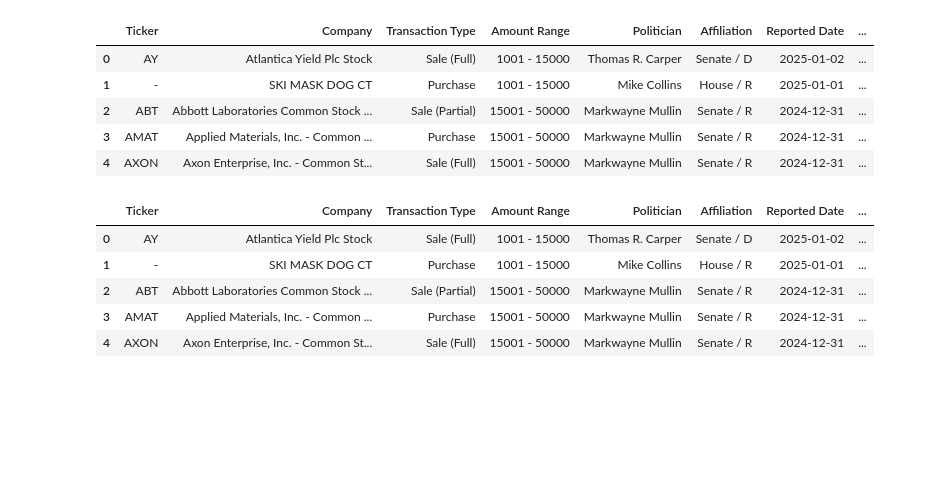
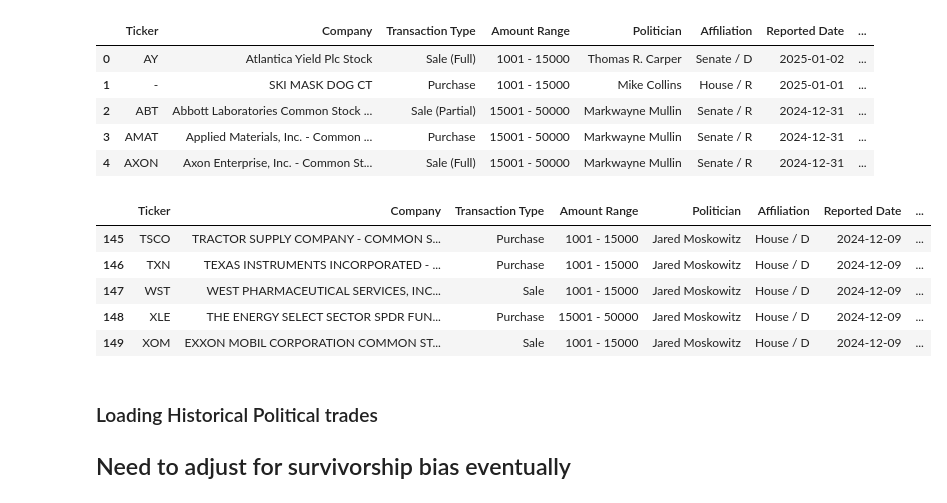
Before and after one commit to codyrosenzweig1/Quant_Trading_Basics_ML, a Jupyter notebook: Personal_Trading_Stratergy.ipynb, the cells around one changed output. Saved outputs shown, nothing was run; the diff lists cells and outputs as text; code cells hidden in the pictures; blank space fills up the shorter version.

```diff
--- a/Personal_Trading_Stratergy.ipynb
+++ b/Personal_Trading_Stratergy.ipynb
@@ -531,11 +531,15 @@ politician_df.head()
 | 3 | AMAT | Applied Materials, Inc. - Common ... | Purchase | 15001 - 50000 | Markwayne Mullin | Senate / R | 2024-12-31 | ... |
 | 4 | AXON | Axon Enterprise, Inc. - Common St... | Sale (Full) | 15001 - 50000 | Markwayne Mullin | Senate / R | 2024-12-31 | ... |
 # %%
-politician_df.head()
+politician_df.tail()
 # %% [output]
 |  | Ticker | Company | Transaction Type | Amount Range | Politician | Affiliation | Reported Date | ... |
-| 0 | AY | Atlantica Yield Plc Stock | Sale (Full) | 1001 - 15000 | Thomas R. Carper | Senate / D | 2025-01-02 | ... |
-| 1 | - | SKI MASK DOG CT | Purchase | 1001 - 15000 | Mike Collins | House / R | 2025-01-01 | ... |
-| 2 | ABT | Abbott Laboratories Common Stock ... | Sale (Partial) | 15001 - 50000 | Markwayne Mullin | Senate / R | 2024-12-31 | ... |
-| 3 | AMAT | Applied Materials, Inc. - Common ... | Purchase | 15001 - 50000 | Markwayne Mullin | Senate / R | 2024-12-31 | ... |
-| 4 | AXON | Axon Enterprise, Inc. - Common St... | Sale (Full) | 15001 - 50000 | Markwayne Mullin | Senate / R | 2024-12-31 | ... |
+| 145 | TSCO | TRACTOR SUPPLY COMPANY - COMMON S... | Purchase | 1001 - 15000 | Jared Moskowitz | House / D | 2024-12-09 | ... |
+| 146 | TXN | TEXAS INSTRUMENTS INCORPORATED - ... | Purchase | 1001 - 15000 | Jared Moskowitz | House / D | 2024-12-09 | ... |
+| 147 | WST | WEST PHARMACEUTICAL SERVICES, INC... | Sale | 1001 - 15000 | Jared Moskowitz | House / D | 2024-12-09 | ... |
+| 148 | XLE | THE ENERGY SELECT SECTOR SPDR FUN... | Purchase | 15001 - 50000 | Jared Moskowitz | House / D | 2024-12-09 | ... |
+| 149 | XOM | EXXON MOBIL CORPORATION COMMON ST... | Sale | 1001 - 15000 | Jared Moskowitz | House / D | 2024-12-09 | ... |
+# %% [markdown]
+### Loading Historical Political trades
+
+## Need to adjust for survivorship bias eventually
```
Also changed, not shown: parts of 4 cells of this notebook, 5 other files.
